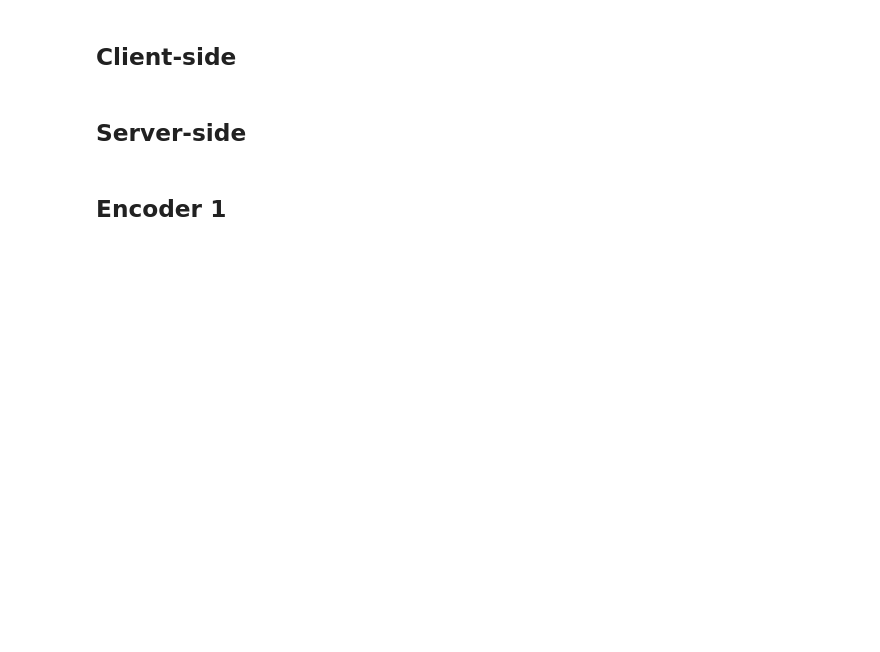
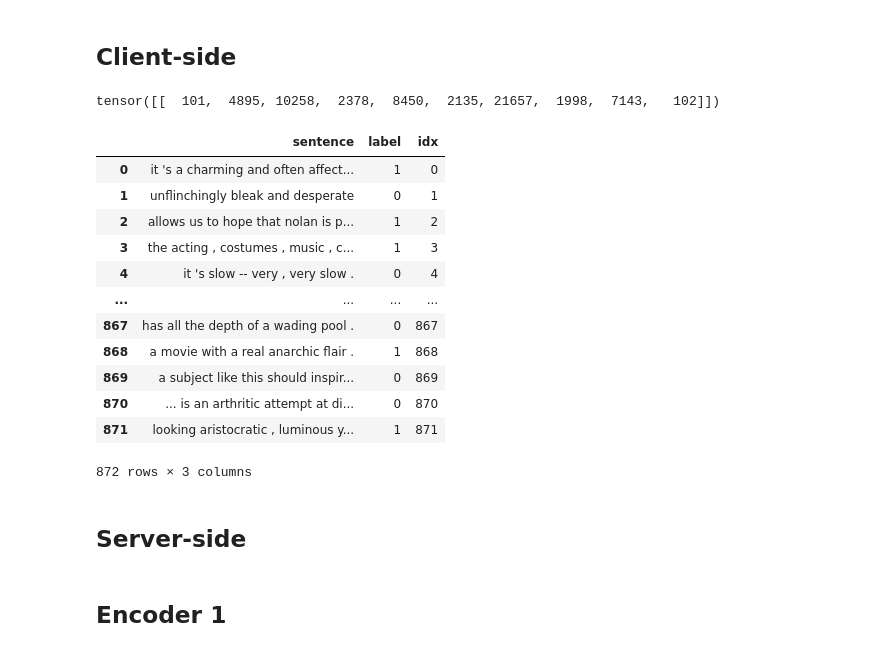
Before and after one commit to narger-ef/FHE-BERT-Tiny, a Jupyter notebook: notebooks/SST-2 BERT-Tiny to FHE.ipynb, the cells around one changed output. Saved outputs shown, nothing was run; the diff lists cells and outputs as text; code cells hidden in the pictures; blank space fills up the shorter version.

```diff
--- a/notebooks/SST-2 BERT-Tiny to FHE.ipynb
+++ b/notebooks/SST-2 BERT-Tiny to FHE.ipynb
@@ -81,6 +91,26 @@ indexed_tokens = tokenizer.convert_tokens_to_ids(tokenized_text)
 tokens_tensor = torch.tensor([indexed_tokens])
 
 x = model.bert.embeddings(tokens_tensor, torch.tensor([[1] * len(tokenized_text)]))
+# %%
+tokens_tensor
+# %% [output]
+tensor([[  101,  4895, 10258,  2378,  8450,  2135, 21657,  1998,  7143,   102]])
+# %%
+dataset
+# %% [output]
+|  | sentence | label | idx |
+| 0 | it 's a charming and often affect... | 1 | 0 |
+| 1 | unflinchingly bleak and desperate | 0 | 1 |
+| 2 | allows us to hope that nolan is p... | 1 | 2 |
+| 3 | the acting , costumes , music , c... | 1 | 3 |
+| 4 | it 's slow -- very , very slow . | 0 | 4 |
+| ... | ... | ... | ... |
+| 867 | has all the depth of a wading pool . | 0 | 867 |
+| 868 | a movie with a real anarchic flair . | 1 | 868 |
+| 869 | a subject like this should inspir... | 0 | 869 |
+| 870 | ... is an arthritic attempt at di... | 0 | 870 |
+| 871 | looking aristocratic , luminous y... | 1 | 871 |
+872 rows × 3 columns
 # %%
 #Export x
 for i in range(len(x[0])):
```
Also changed, not shown: parts of 2 cells of this notebook, 22 other files.
